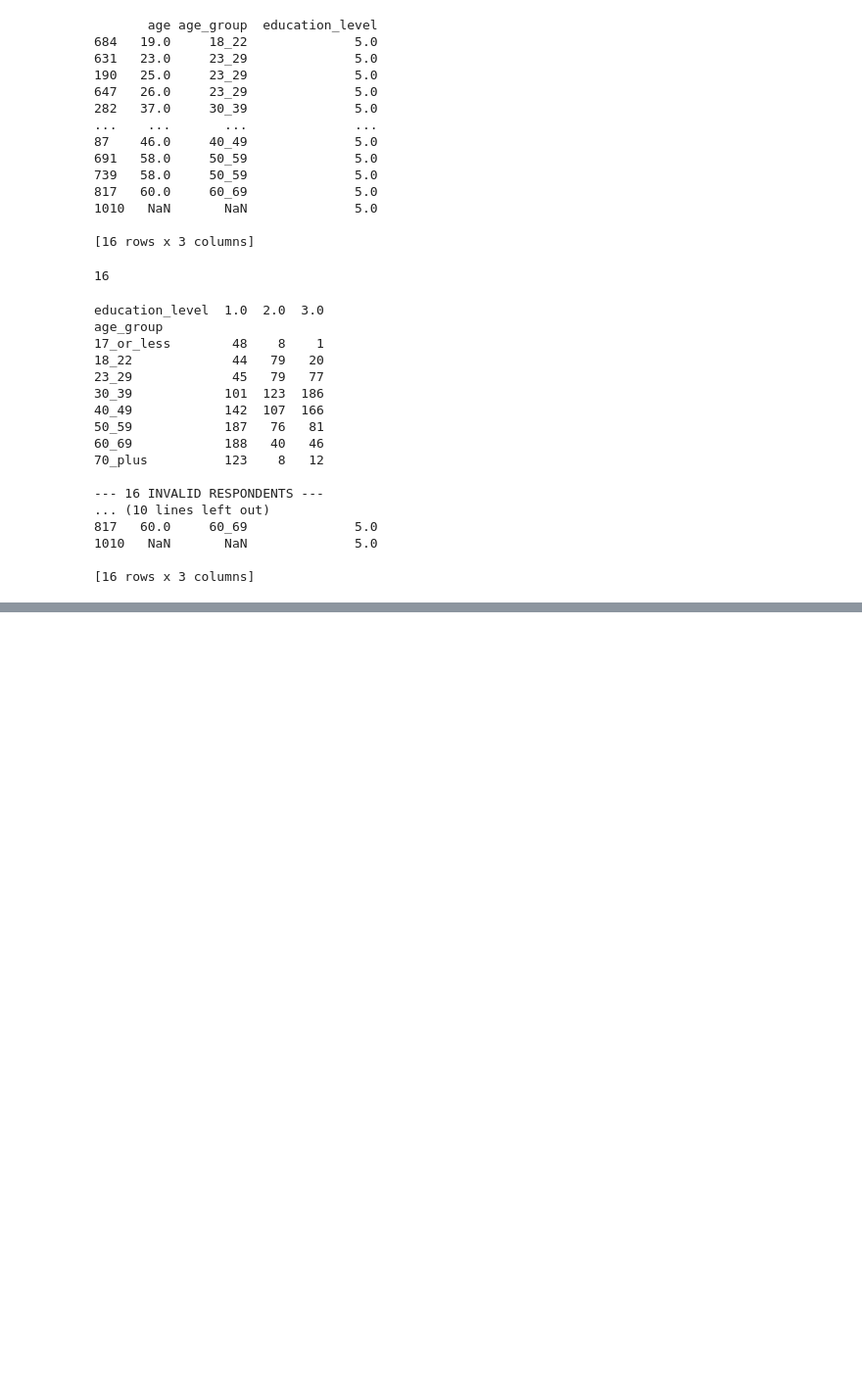
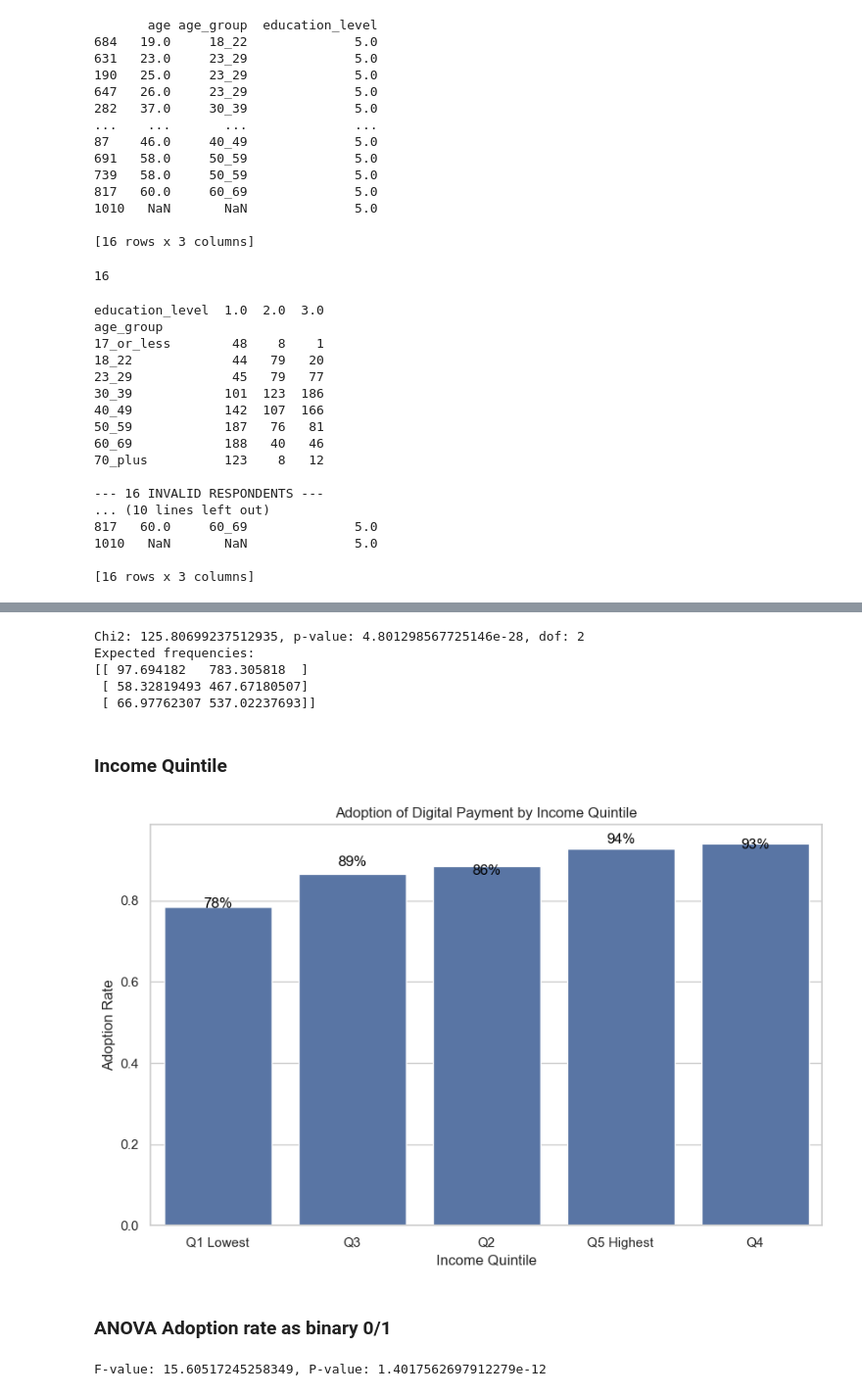
Before and after one commit to ArslanAmanov/Finance, a Jupyter notebook: QuantAnalyses/QME_term_project/EDA.ipynb, the cells around one changed output, grey strips where cells are left out. Shown at 98% size. Drawn from its saved outputs; the diff is of its cells as text; code cells hidden in the pictures; blank space fills up the shorter version.

```diff
--- a/QuantAnalyses/QME_term_project/EDA.ipynb
+++ b/QuantAnalyses/QME_term_project/EDA.ipynb
@@ -748,0 +825,53 @@ df_common_renamed.shape
+# %%
+from scipy.stats import chi2_contingency
+
+table=pd.crosstab(df_common_renamed["education_level"], df_common_renamed["any_digital_payment"])
+
+chi2, p, dof, ex = chi2_contingency(table)
+print(f"Chi2: {chi2}, p-value: {p}, dof: {dof}")
+
+print("Expected frequencies:")
+print(ex)
+# %% [output]
+Chi2: 125.80699237512935, p-value: 4.801298567725146e-28, dof: 2
+Expected frequencies:
+[[ 97.694182   783.305818  ]
+ [ 58.32819493 467.67180507]
+ [ 66.97762307 537.02237693]]
+# %%
+ddf = df_common_renamed
+# %% [markdown]
+### Income Quintile
+# %%
+income_adoption = (ddf.groupby("income_quintile")['any_digital_payment'].mean().reset_index())
+# add barplot percentage labels
+for index, row in income_adoption.iterrows():
+    plt.text(row.name, row.any_digital_payment, f"{row.any_digital_payment:.0%}", color='black', ha="center")
+
+# sort values adoption rate before plotting descending
+sns.barplot(data=income_adoption.sort_values("any_digital_payment", ascending=True), x="income_quintile", y="any_digital_payment")
+plt.title("Adoption of Digital Payment by Income Quintile")
+plt.ylabel("Adoption Rate")
+plt.xlabel("Income Quintile")
+plt.show()
+# %% [output]
+[figure, added]
+# %% [markdown]
+### ANOVA Adoption rate as binary 0/1
+# %%
+from scipy import stats
+
+# One way ANOVA for adoption rate as binary 0/1
+import statsmodels.api as sm
+
+groups = ddf.groupby("income_quintile")['any_digital_payment'].apply(list)
+groups_list = (
+    ddf.groupby("income_quintile")["any_digital_payment"]
+    .apply(lambda s: s.dropna().astype(float).to_numpy())
+    .tolist()
+)
+
+f_val, p_val = stats.f_oneway(*groups_list)
+print(f"F-value: {f_val}, P-value: {p_val}")
+# %% [output]
+F-value: 15.60517245258349, P-value: 1.4017562697912279e-12
```
Also changed, not shown: parts of 34 cells of this notebook.
